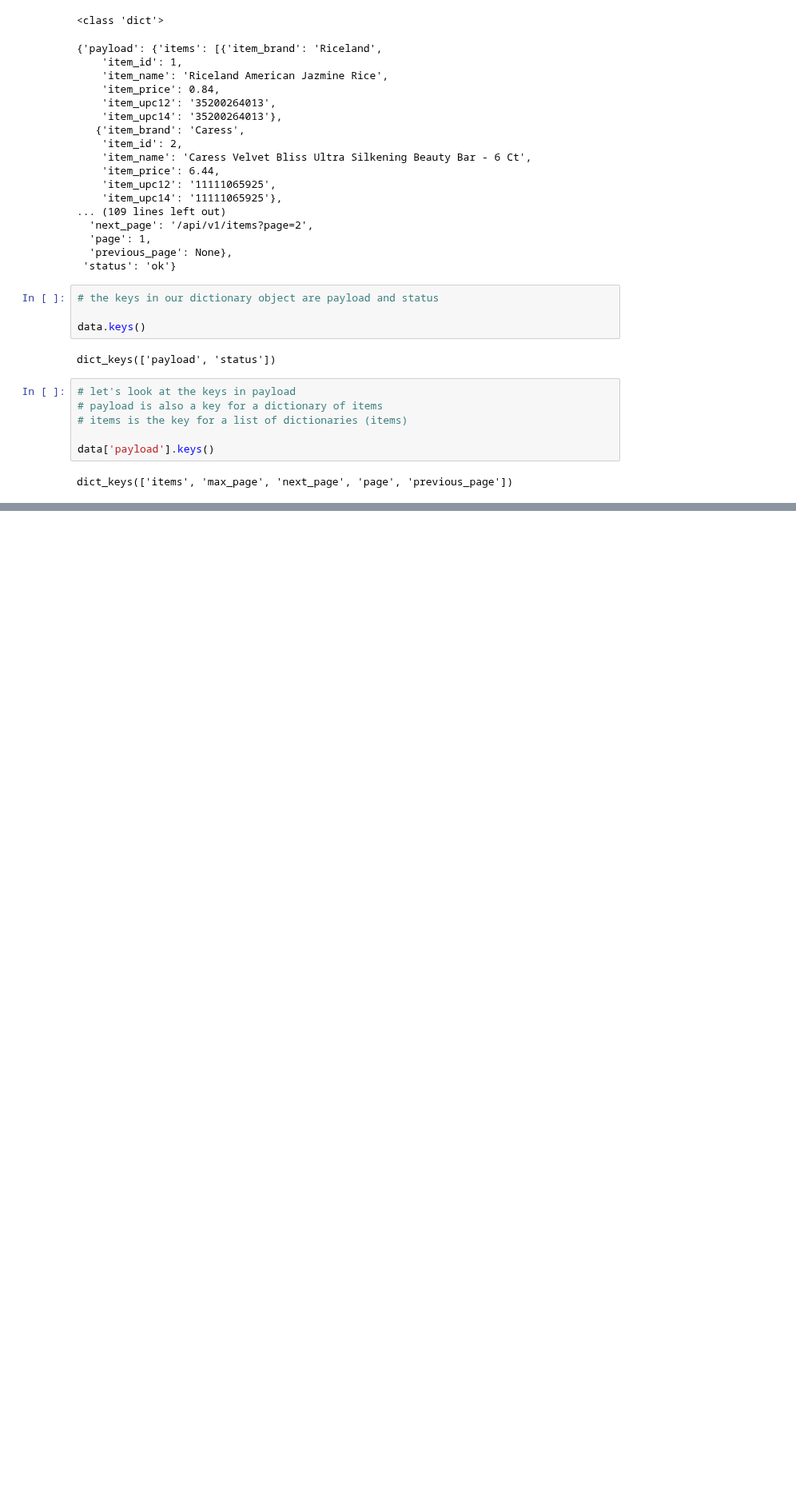
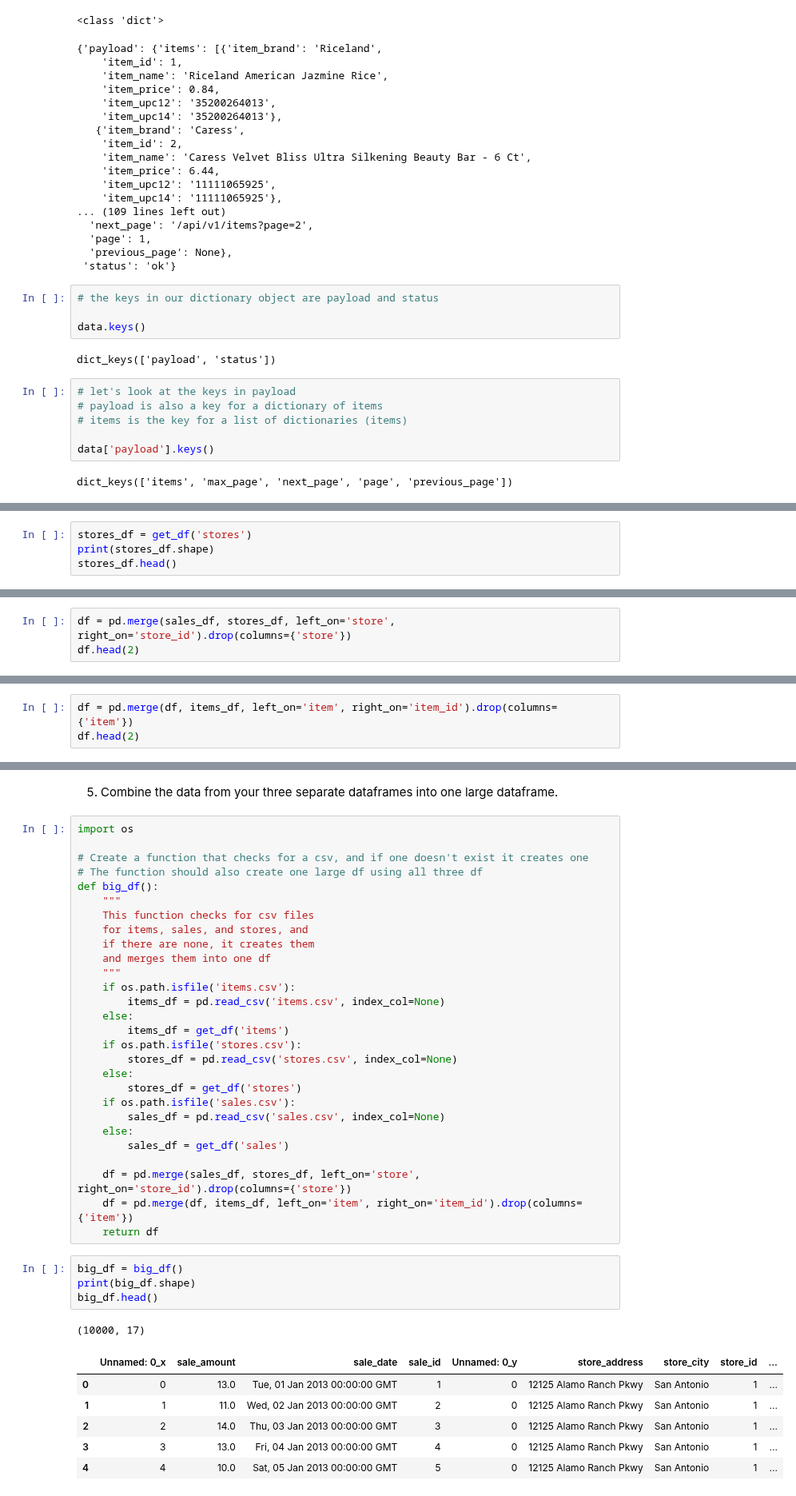
Before and after one commit to faithkane3/ds-methodologies-exercises, a Jupyter notebook: time_series/aquire_walkthrough.ipynb, the cells around one changed output, grey strips where cells are left out. Shown at 80% size. Saved outputs shown, nothing was run; the diff lists cells and outputs as text; blank space fills up the shorter version.

Commit message:
Commit functions tested and .py file

```diff
--- a/time_series/aquire_walkthrough.ipynb
+++ b/time_series/aquire_walkthrough.ipynb
@@ -207,0 +250,4 @@ df
+# %%
+stores_df = get_df('stores')
+print(stores_df.shape)
+stores_df.head()
@@ -207,0 +262,3 @@ df
+# %%
+df = pd.merge(sales_df, stores_df, left_on='store', right_on='store_id').drop(columns={'store'})
+df.head(2)
@@ -207,0 +269,3 @@ df
+# %%
+df = pd.merge(df, items_df, left_on='item', right_on='item_id').drop(columns={'item'})
+df.head(2)
@@ -207,0 +280,42 @@ df
+# %% [markdown]
+5. Combine the data from your three separate dataframes into one large dataframe.
+# %%
+import os
+
+# Create a function that checks for a csv, and if one doesn't exist it creates one
+# The function should also create one large df using all three df
+def big_df():
+    """
+    This function checks for csv files
+    for items, sales, and stores, and
+    if there are none, it creates them
+    and merges them into one df
+    """
+    if os.path.isfile('items.csv'):
+        items_df = pd.read_csv('items.csv', index_col=None)
+    else:
+        items_df = get_df('items')
+    if os.path.isfile('stores.csv'):
+        stores_df = pd.read_csv('stores.csv', index_col=None)
+    else:
+        stores_df = get_df('stores')
+    if os.path.isfile('sales.csv'):
+        sales_df = pd.read_csv('sales.csv', index_col=None)
+    else:
+        sales_df = get_df('sales')
+
+    df = pd.merge(sales_df, stores_df, left_on='store', right_on='store_id').drop(columns={'store'})
+    df = pd.merge(df, items_df, left_on='item', right_on='item_id').drop(columns={'item'})
+    return df
+# %%
+big_df = big_df()
+print(big_df.shape)
+big_df.head()
+# %% [output]
+(10000, 17)
+|  | Unnamed: 0_x | sale_amount | sale_date | sale_id | Unnamed: 0_y | store_address | store_city | store_id | ... |
+| 0 | 0 | 13.0 | Tue, 01 Jan 2013 00:00:00 GMT | 1 | 0 | 12125 Alamo Ranch Pkwy | San Antonio | 1 | ... |
+| 1 | 1 | 11.0 | Wed, 02 Jan 2013 00:00:00 GMT | 2 | 0 | 12125 Alamo Ranch Pkwy | San Antonio | 1 | ... |
+| 2 | 2 | 14.0 | Thu, 03 Jan 2013 00:00:00 GMT | 3 | 0 | 12125 Alamo Ranch Pkwy | San Antonio | 1 | ... |
+| 3 | 3 | 13.0 | Fri, 04 Jan 2013 00:00:00 GMT | 4 | 0 | 12125 Alamo Ranch Pkwy | San Antonio | 1 | ... |
+| 4 | 4 | 10.0 | Sat, 05 Jan 2013 00:00:00 GMT | 5 | 0 | 12125 Alamo Ranch Pkwy | San Antonio | 1 | ... |
```
Also changed, not shown: parts of 27 cells of this notebook, 5 other files.
